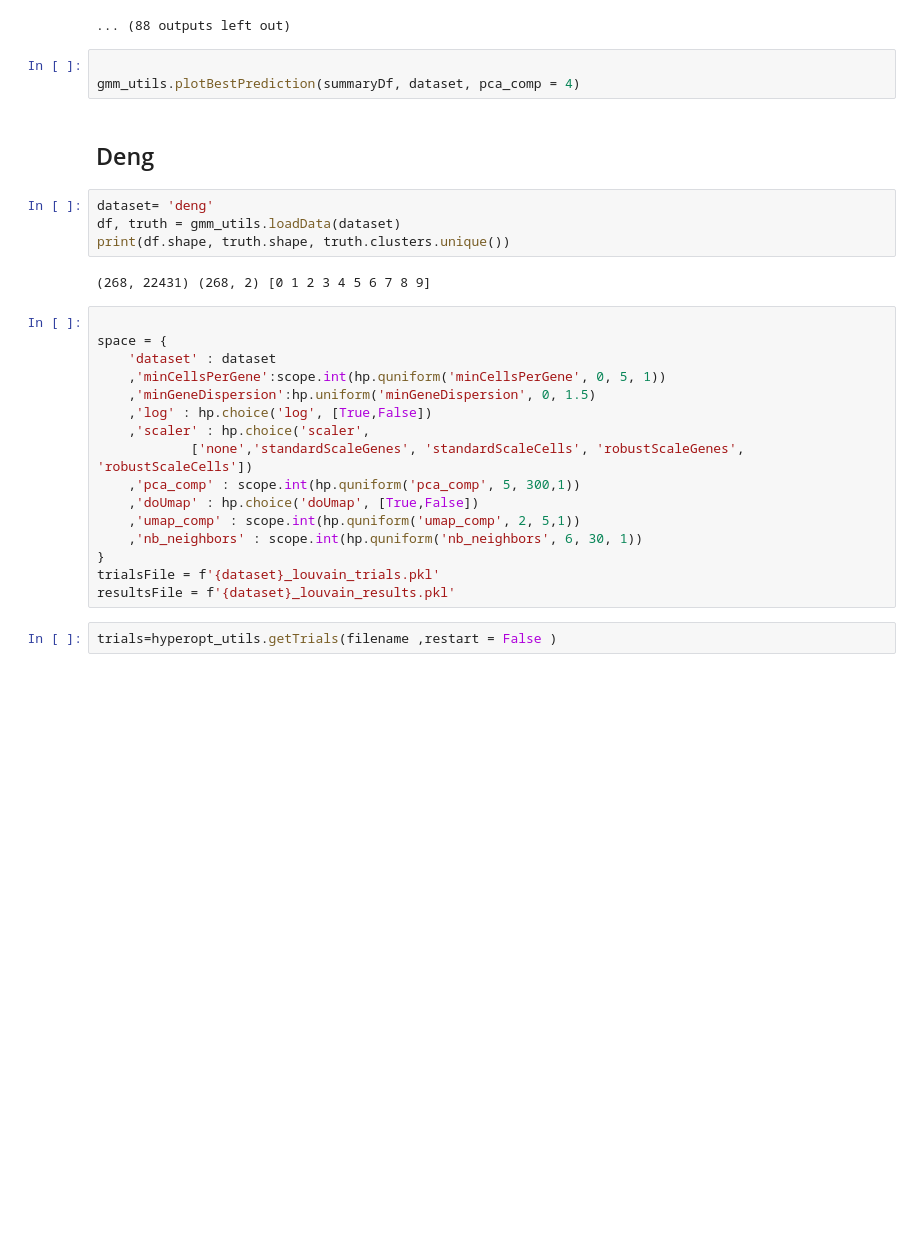
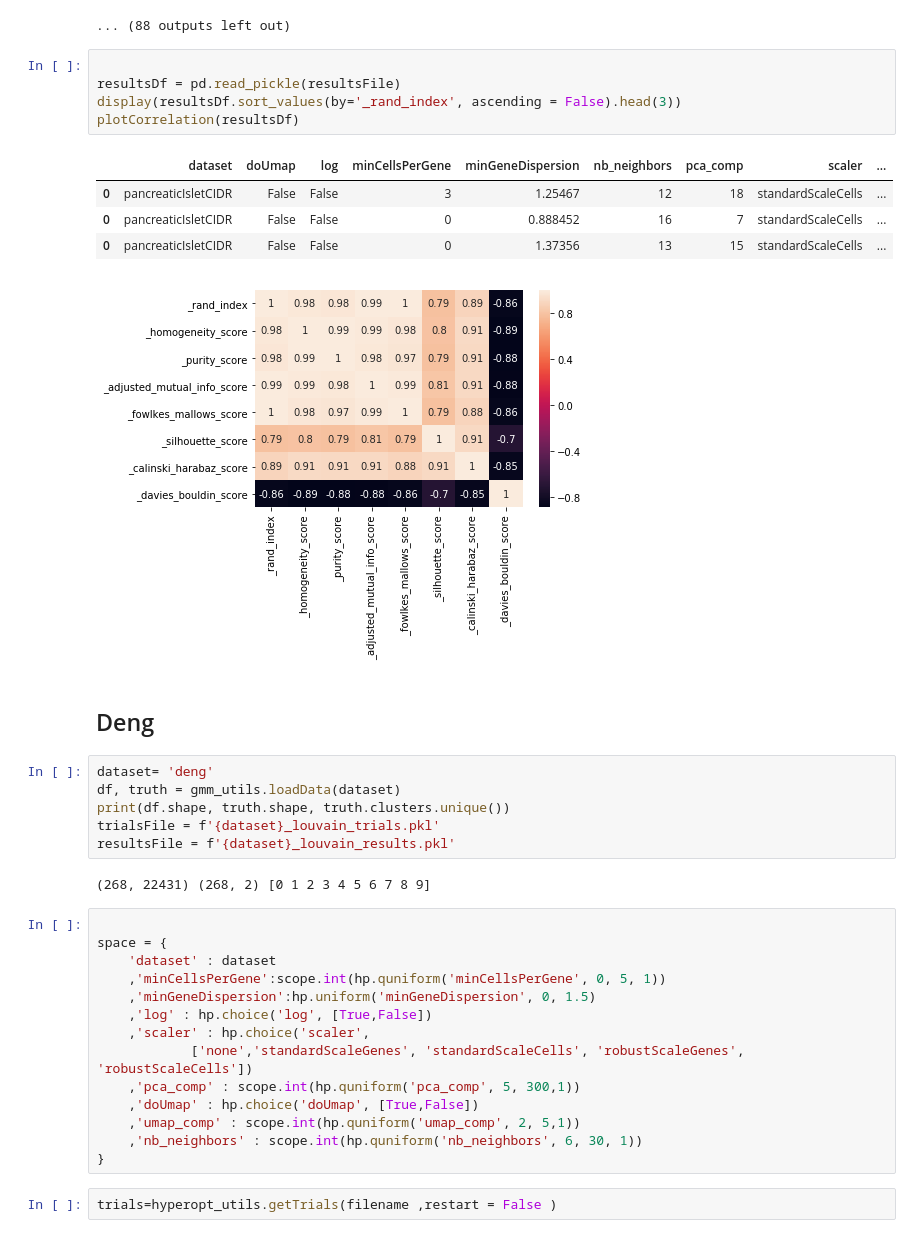
Before and after one commit to ciortanmadalina/single-cell-sota, a Jupyter notebook: gmm/louvain-pipeline.ipynb, the cells around one changed output. Cells and saved outputs as stored; diff of their text form; blank space fills up the shorter version.

```diff
--- a/gmm/louvain-pipeline.ipynb
+++ b/gmm/louvain-pipeline.ipynb
@@ -212,15 +205,25 @@ Index  10
 >> Result: 0.7254839733417962
 Index  20
 ... (88 outputs left out)
-# %%
-
-gmm_utils.plotBestPrediction(summaryDf, dataset, pca_comp = 4)
+# %%
+
+resultsDf = pd.read_pickle(resultsFile)
+display(resultsDf.sort_values(by='_rand_index', ascending = False).head(3))
+plotCorrelation(resultsDf)
+# %% [output]
+|  | dataset | doUmap | log | minCellsPerGene | minGeneDispersion | nb_neighbors | pca_comp | scaler | ... |
+| 0 | pancreaticIsletCIDR | False | False | 3 | 1.25467 | 12 | 18 | standardScaleCells | ... |
+| 0 | pancreaticIsletCIDR | False | False | 0 | 0.888452 | 16 | 7 | standardScaleCells | ... |
+| 0 | pancreaticIsletCIDR | False | False | 0 | 1.37356 | 13 | 15 | standardScaleCells | ... |
+[figure, added]
 # %% [markdown]
 ## Deng
 # %%
 dataset= 'deng'
 df, truth = gmm_utils.loadData(dataset)
 print(df.shape, truth.shape, truth.clusters.unique())
+trialsFile = f'{dataset}_louvain_trials.pkl'
+resultsFile = f'{dataset}_louvain_results.pkl'
 # %% [output]
 (268, 22431) (268, 2) [0 1 2 3 4 5 6 7 8 9]
 # %%
@@ -237,8 +240,6 @@ space = {
     ,'umap_comp' : scope.int(hp.quniform('umap_comp', 2, 5,1))
     ,'nb_neighbors' : scope.int(hp.quniform('nb_neighbors', 6, 30, 1))
 }
-trialsFile = f'{dataset}_louvain_trials.pkl'
-resultsFile = f'{dataset}_louvain_results.pkl'
 # %%
 trials=hyperopt_utils.getTrials(filename ,restart = False )
 # %% [output]
```
Also changed, not shown: parts of 12 cells of this notebook, 13 other files.
